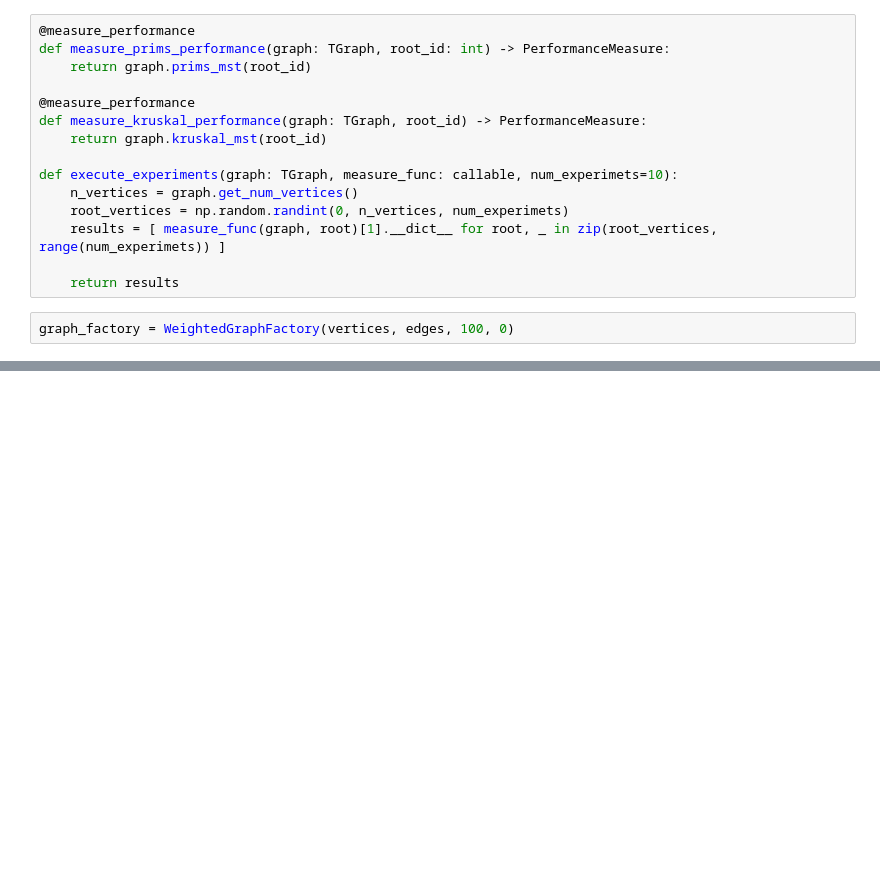
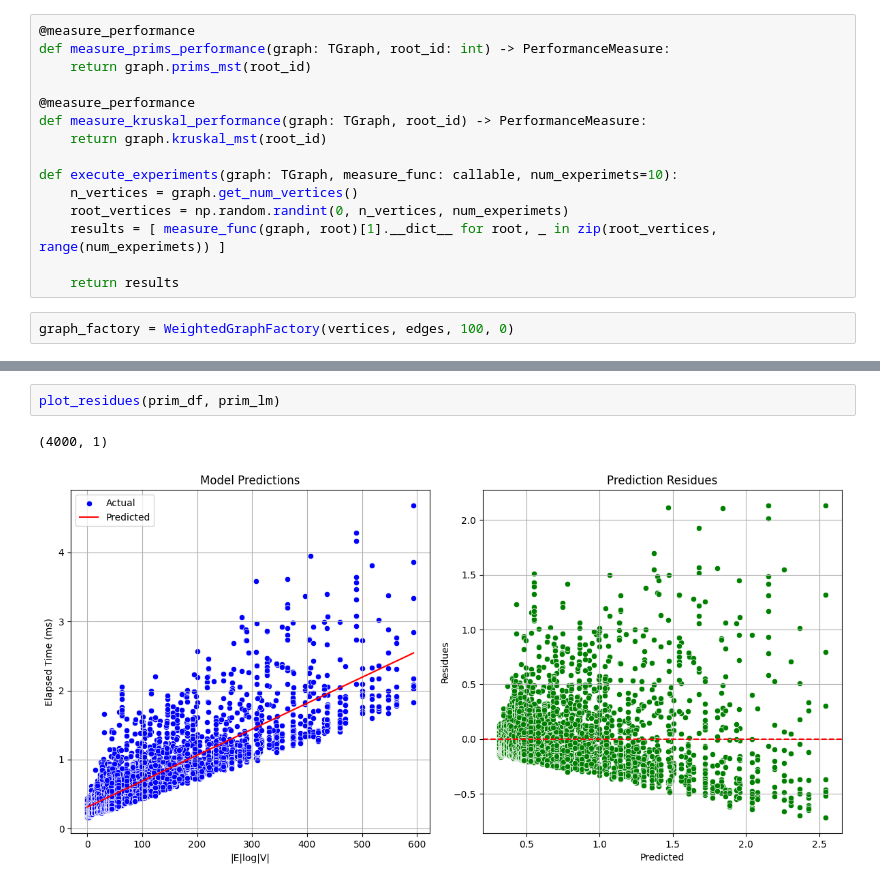
Before and after one commit to mtsz-thiago/GA026-Algorithms-I, a Jupyter notebook: experimentos.ipynb, the cells around one changed output, grey strips where cells are left out. Cells and saved outputs as stored; diff of their text form; blank space fills up the shorter version.

```diff
--- a/experimentos.ipynb
+++ b/experimentos.ipynb
@@ -183,0 +219,5 @@ plt.show()
+# %%
+plot_residues(prim_df, prim_lm)
+# %% [output]
+(4000, 1)
+[figure, added]
```
Also changed, not shown: parts of 14 cells of this notebook, 2 other files.
